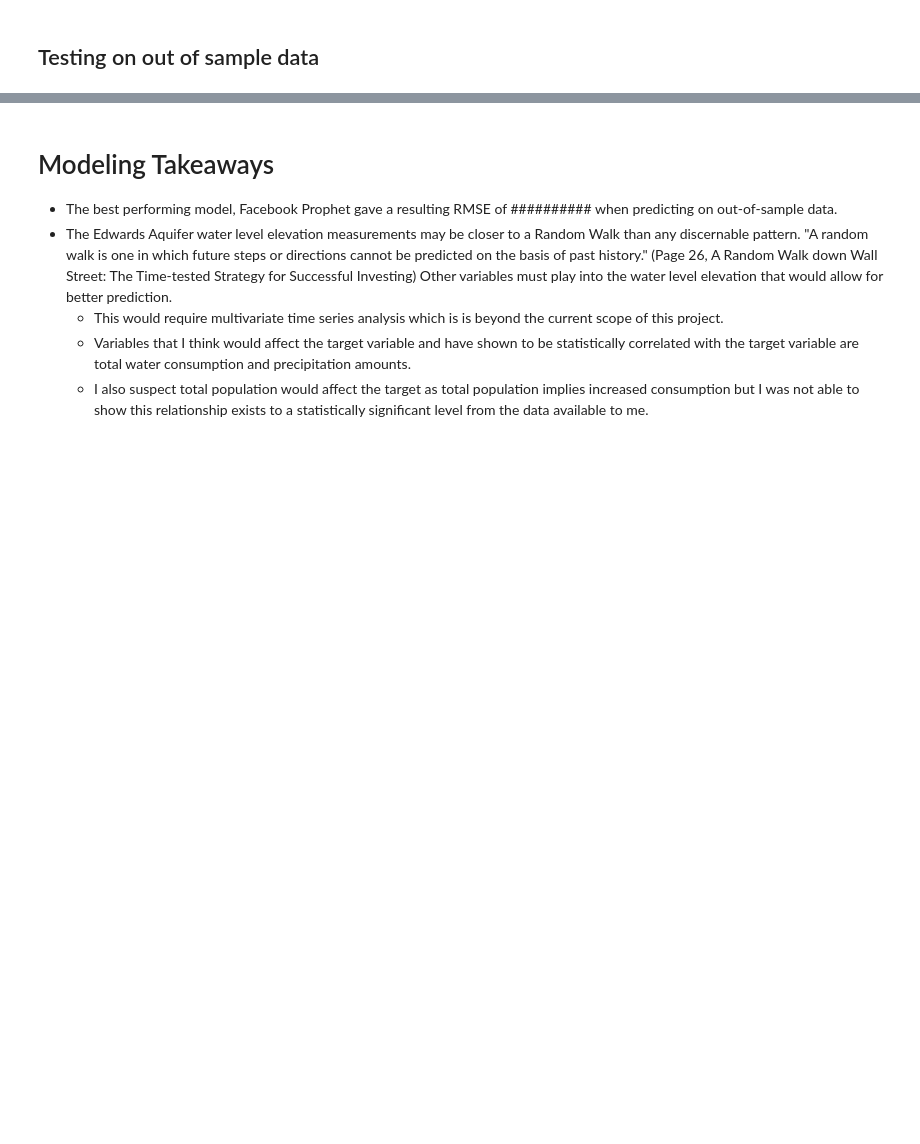
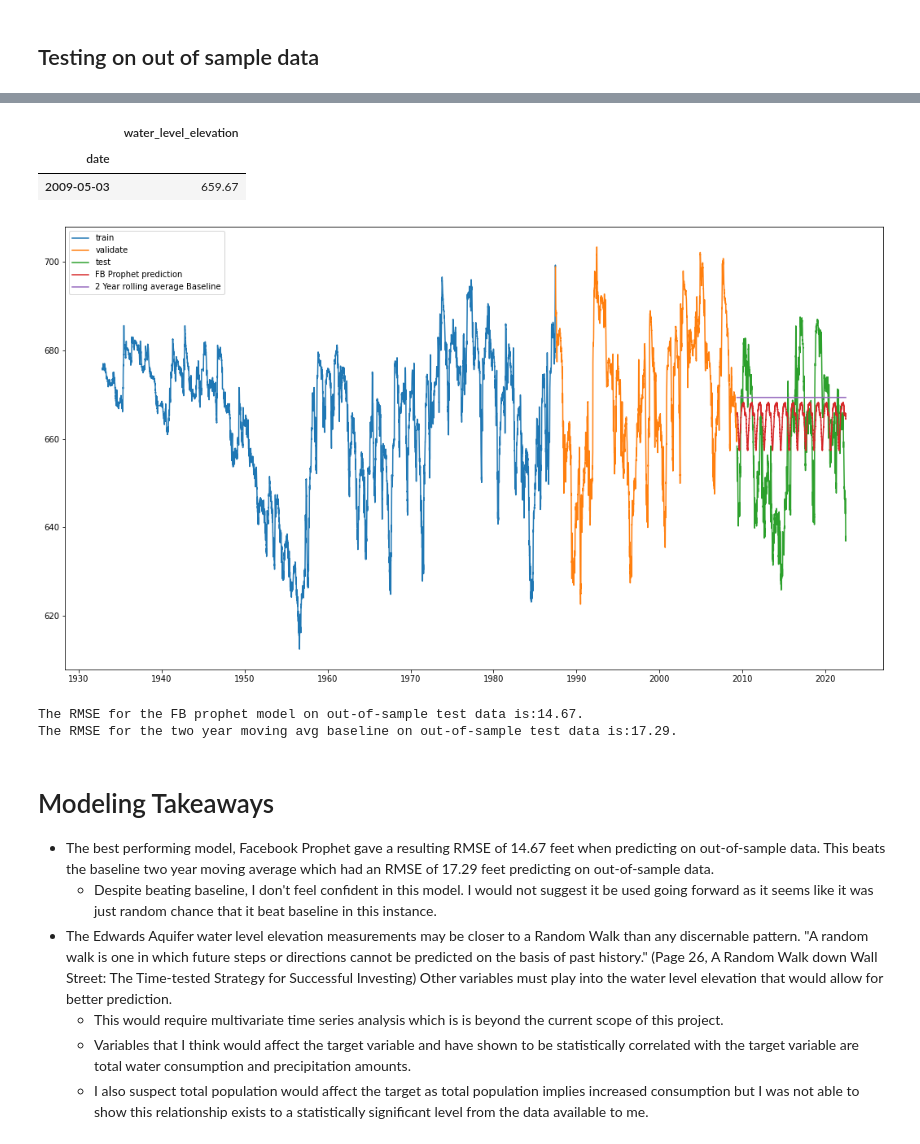
Before and after one commit to AndrewRachuig/edwards_aquifer_project, a Jupyter notebook: modeling_working_notebook.ipynb, the cells around one changed output, grey strips where cells are left out. Saved outputs shown, nothing was run; the diff lists cells and outputs as text; code cells hidden in the pictures; blank space fills up the shorter version.

Commit message:
finished final modeling

```diff
--- a/modeling_working_notebook.ipynb
+++ b/modeling_working_notebook.ipynb
@@ -684,12 +689,13 @@ model.fit(train_for_prophet)
 
 # Making the future dataframe to use in the next step for forecasting predictions, the periods parameter here equals
 # equals the length of the validate dataframe.
-future = model.make_future_dataframe(periods = 7989)
+future = model.make_future_dataframe(periods = 12777)
 
 # Forecasting/Predicting into the future of validate
 forecast = model.predict(future)
 
 # putting the predicted values into the yhat_df so I can use the plot and eval function to see RMSE and performance
-yhat_df['water_level_elevation'] = forecast.yhat[-7989:].values
-yhat_df['730_day_moving_avg_baseline'] = round(train['water_level_elevation'].rolling(730).mean()[-1], 2)
+yhat_final = test.copy()
+yhat_final['water_level_elevation'] = forecast.yhat[-4788:].values
+yhat_final['two_year_moving_avg_baseline'] = round(train['water_level_elevation'].rolling(730).mean()[-1], 2)
 # %% [output]
@@ -697,7 +721,39 @@ NameError: name 'Prophet' is not defined
+# %%
+# Verifying validate ends the day before yhat_final starts
+validate.tail(1)
+# %% [output]
+|  | water_level_elevation |
+| date |  |
+| 2009-05-03 | 659.67 |
+# %%
+# Final results plot
+plt.figure(figsize = (18, 10))
+plt.plot(train.water_level_elevation, label = 'train')
+plt.plot(validate.water_level_elevation, label = 'validate')
+plt.plot(test.water_level_elevation, label = 'test')
+plt.plot(yhat_final.water_level_elevation, label = 'FB Prophet prediction')
+plt.plot(yhat_final.two_year_moving_avg_baseline, label = "2 Year rolling average Baseline")
+plt.legend()
+plt.show()
+# %% [output]
+[figure, added]
+# %%
+# RMSE of FB Prophet model and baseline
+
+rmse_prophet = round(mean_squared_error(test.water_level_elevation, yhat_final.water_level_elevation)**(1/2),2)
+
+rmse_baseline = round(mean_squared_error(test.water_level_elevation, yhat_final.two_year_moving_avg_baseline)**(1/2),2)
+
+print(f'The RMSE for the FB prophet model on out-of-sample test data is:{rmse_prophet}.')
+print(f'The RMSE for the two year moving avg baseline on out-of-sample test data is:{rmse_baseline}.')
+# %% [output]
+The RMSE for the FB prophet model on out-of-sample test data is:14.67.
+The RMSE for the two year moving avg baseline on out-of-sample test data is:17.29.
 # %% [markdown]
 # Modeling Takeaways
 
-- The best performing model, Facebook Prophet gave a resulting RMSE of ########## when predicting on out-of-sample data.
+- The best performing model, Facebook Prophet gave a resulting RMSE of 14.67 feet when predicting on out-of-sample data. This beats the baseline two year moving average which had an RMSE of 17.29 feet predicting on out-of-sample data.
+    - Despite beating baseline, I don't feel confident in this model. I would not suggest it be used going forward as it seems like it was just random chance that it beat baseline in this instance.
 - The Edwards Aquifer water level elevation measurements may be closer to a Random Walk than any discernable pattern. "A random walk is one in which future steps or directions cannot be predicted on the basis of past history." (Page 26, A Random Walk down Wall Street: The Time-tested Strategy for Successful Investing) Other variables must play into the water level elevation that would allow for better prediction.
     - This would require multivariate time series analysis which is is beyond the current scope of this project.
     - Variables that I think would affect the target variable and have shown to be statistically correlated with the target variable are total water consumption and precipitation amounts.
```
Also changed, not shown: parts of 3 cells of this notebook.
